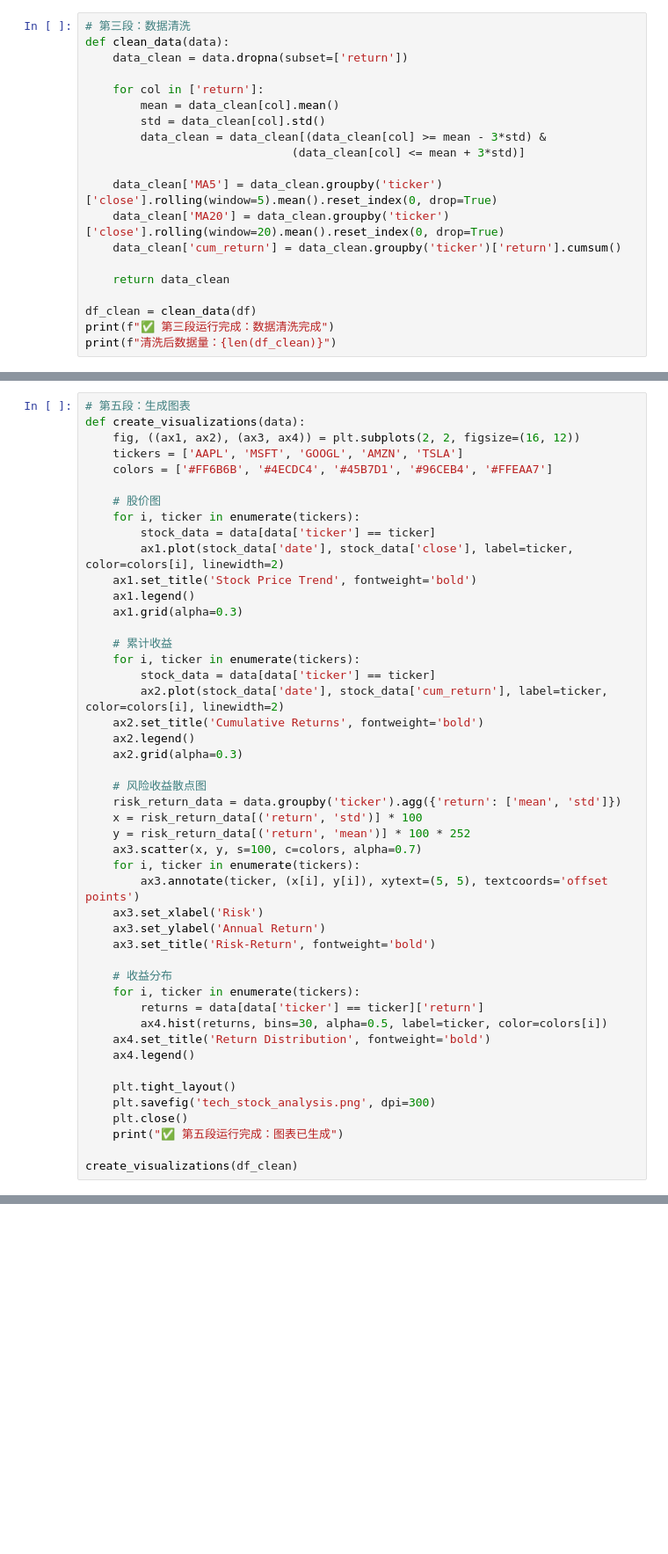
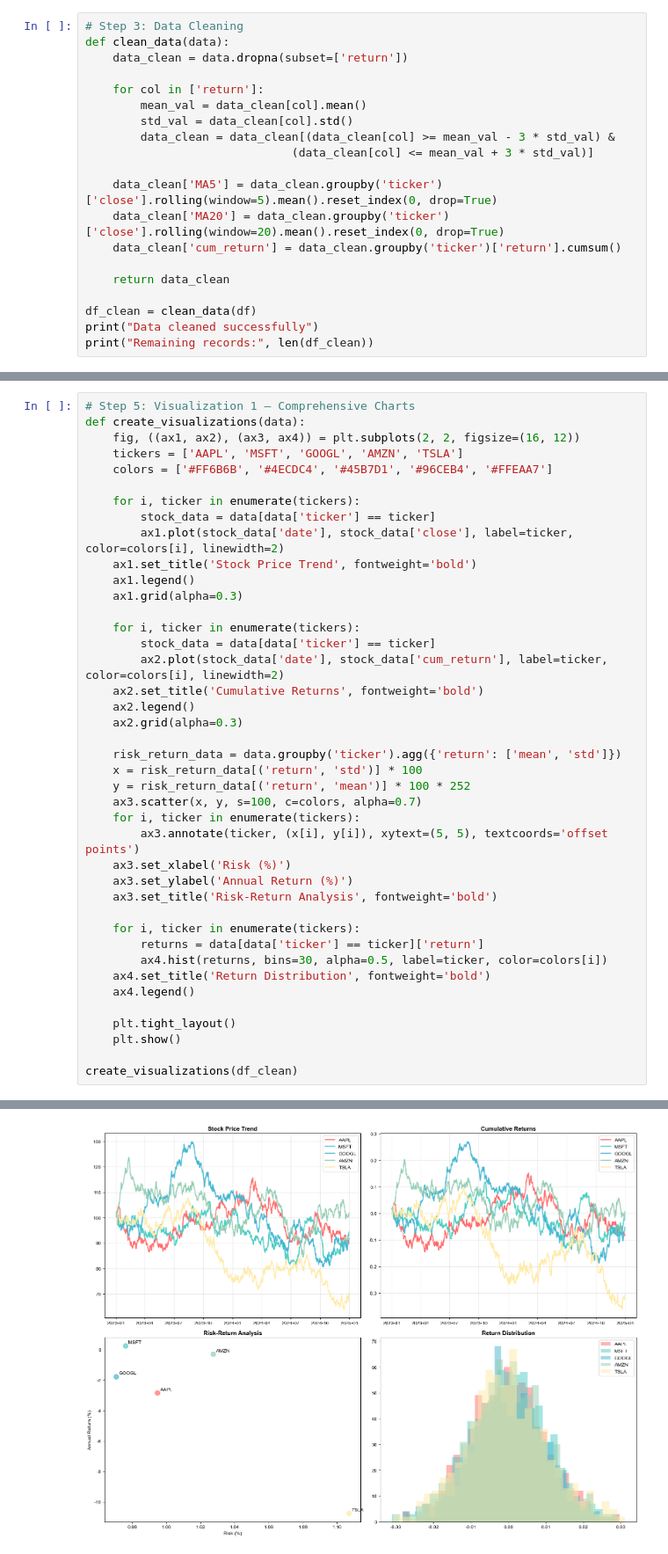
Before and after one commit to lry131/ACC102-Track2-WRDS-, a Jupyter notebook: Risk return analysis of US. tech stocks.ipynb, the cells around one changed output, grey strips where cells are left out. Shown at 88% size. Saved outputs shown, nothing was run; the diff lists cells and outputs as text; blank space fills up the shorter version.

```diff
--- a/Risk return analysis of US. tech stocks.ipynb
+++ b/Risk return analysis of US. tech stocks.ipynb
@@ -50,15 +45,15 @@ df.head()
 | 3 | 2023-01-04 | AAPL | 102.529168 | 7944121 | 0.015079 |
 | 4 | 2023-01-05 | AAPL | 102.295015 | 7238795 | -0.002284 |
 # %%
-# 第三段：数据清洗
+# Step 3: Data Cleaning
 def clean_data(data):
     data_clean = data.dropna(subset=['return'])
 
     for col in ['return']:
-        mean = data_clean[col].mean()
-        std = data_clean[col].std()
-        data_clean = data_clean[(data_clean[col] >= mean - 3*std) &
-                              (data_clean[col] <= mean + 3*std)]
+        mean_val = data_clean[col].mean()
+        std_val = data_clean[col].std()
+        data_clean = data_clean[(data_clean[col] >= mean_val - 3 * std_val) &
+                              (data_clean[col] <= mean_val + 3 * std_val)]
 
     data_clean['MA5'] = data_clean.groupby('ticker')['close'].rolling(window=5).mean().reset_index(0, drop=True)
     data_clean['MA20'] = data_clean.groupby('ticker')['close'].rolling(window=20).mean().reset_index(0, drop=True)
@@ -67,6 +62,6 @@ def clean_data(data):
     return data_clean
 
 df_clean = clean_data(df)
-print(f"✅ 第三段运行完成：数据清洗完成")
-print(f"清洗后数据量：{len(df_clean)}")
+print("Data cleaned successfully")
+print("Remaining records:", len(df_clean))
 # %% [output]
@@ -114,11 +107,10 @@ TSLA   -0.000427  0.011071    -10.76    17.58 -0.61
 # %%
-# 第五段：生成图表
+# Step 5: Visualization 1 – Comprehensive Charts
 def create_visualizations(data):
     fig, ((ax1, ax2), (ax3, ax4)) = plt.subplots(2, 2, figsize=(16, 12))
     tickers = ['AAPL', 'MSFT', 'GOOGL', 'AMZN', 'TSLA']
     colors = ['#FF6B6B', '#4ECDC4', '#45B7D1', '#96CEB4', '#FFEAA7']
 
-    # 股价图
     for i, ticker in enumerate(tickers):
         stock_data = data[data['ticker'] == ticker]
         ax1.plot(stock_data['date'], stock_data['close'], label=ticker, color=colors[i], linewidth=2)
@@ -126,7 +118,6 @@ def create_visualizations(data):
     ax1.legend()
     ax1.grid(alpha=0.3)
 
-    # 累计收益
     for i, ticker in enumerate(tickers):
         stock_data = data[data['ticker'] == ticker]
         ax2.plot(stock_data['date'], stock_data['cum_return'], label=ticker, color=colors[i], linewidth=2)
@@ -134,18 +125,16 @@ def create_visualizations(data):
     ax2.legend()
     ax2.grid(alpha=0.3)
 
-    # 风险收益散点图
     risk_return_data = data.groupby('ticker').agg({'return': ['mean', 'std']})
     x = risk_return_data[('return', 'std')] * 100
     y = risk_return_data[('return', 'mean')] * 100 * 252
     ax3.scatter(x, y, s=100, c=colors, alpha=0.7)
     for i, ticker in enumerate(tickers):
         ax3.annotate(ticker, (x[i], y[i]), xytext=(5, 5), textcoords='offset points')
-    ax3.set_xlabel('Risk')
-    ax3.set_ylabel('Annual Return')
-    ax3.set_title('Risk-Return', fontweight='bold')
+    ax3.set_xlabel('Risk (%)')
+    ax3.set_ylabel('Annual Return (%)')
+    ax3.set_title('Risk-Return Analysis', fontweight='bold')
 
-    # 收益分布
     for i, ticker in enumerate(tickers):
         returns = data[data['ticker'] == ticker]['return']
         ax4.hist(returns, bins=30, alpha=0.5, label=ticker, color=colors[i])
@@ -153,9 +142,7 @@ def create_visualizations(data):
     ax4.legend()
 
     plt.tight_layout()
-    plt.savefig('tech_stock_analysis.png', dpi=300)
-    plt.close()
-    print("✅ 第五段运行完成：图表已生成")
+    plt.show()
 
 create_visualizations(df_clean)
 # %% [output]
@@ -163 +149,2 @@ create_visualizations(df_clean)
+[figure, added]
 # %%
```
Also changed, not shown: parts of 6 cells of this notebook.
